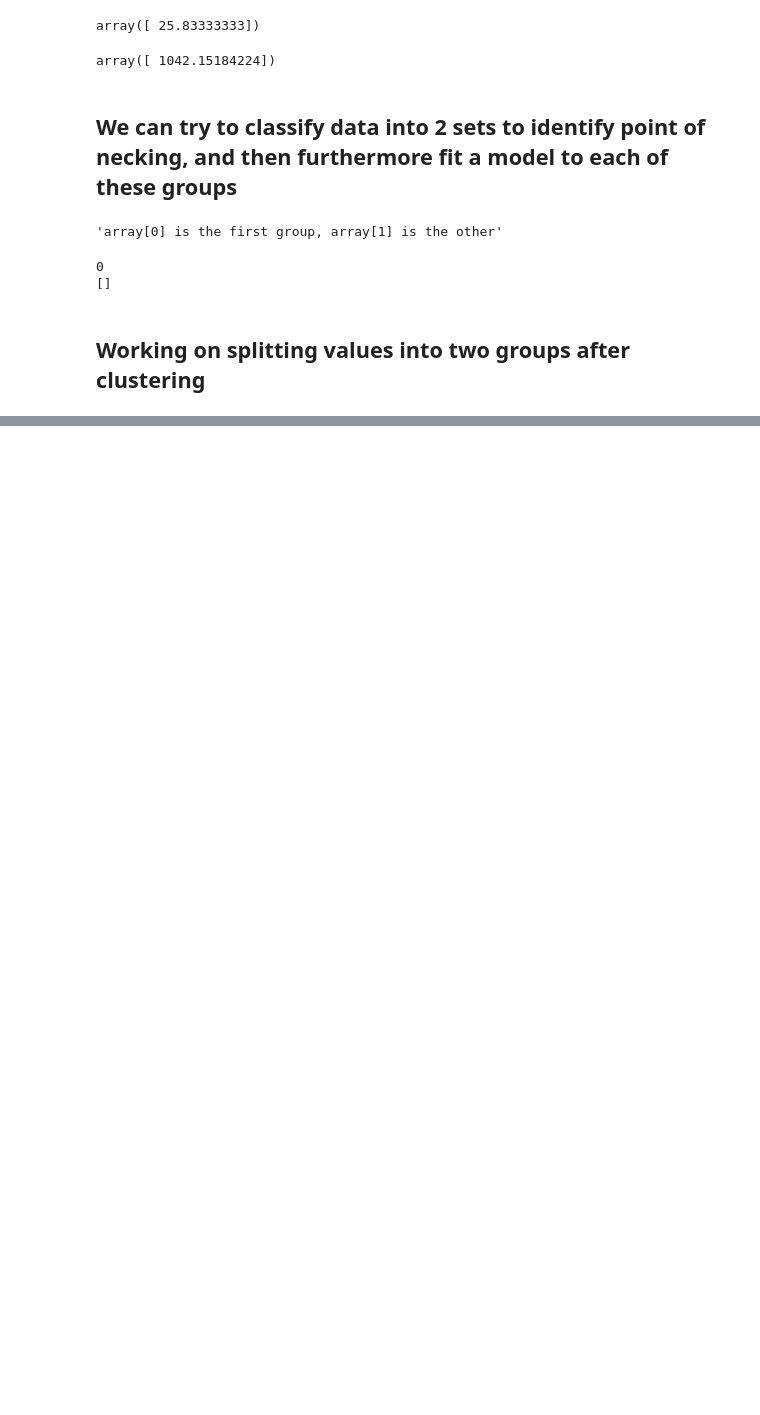
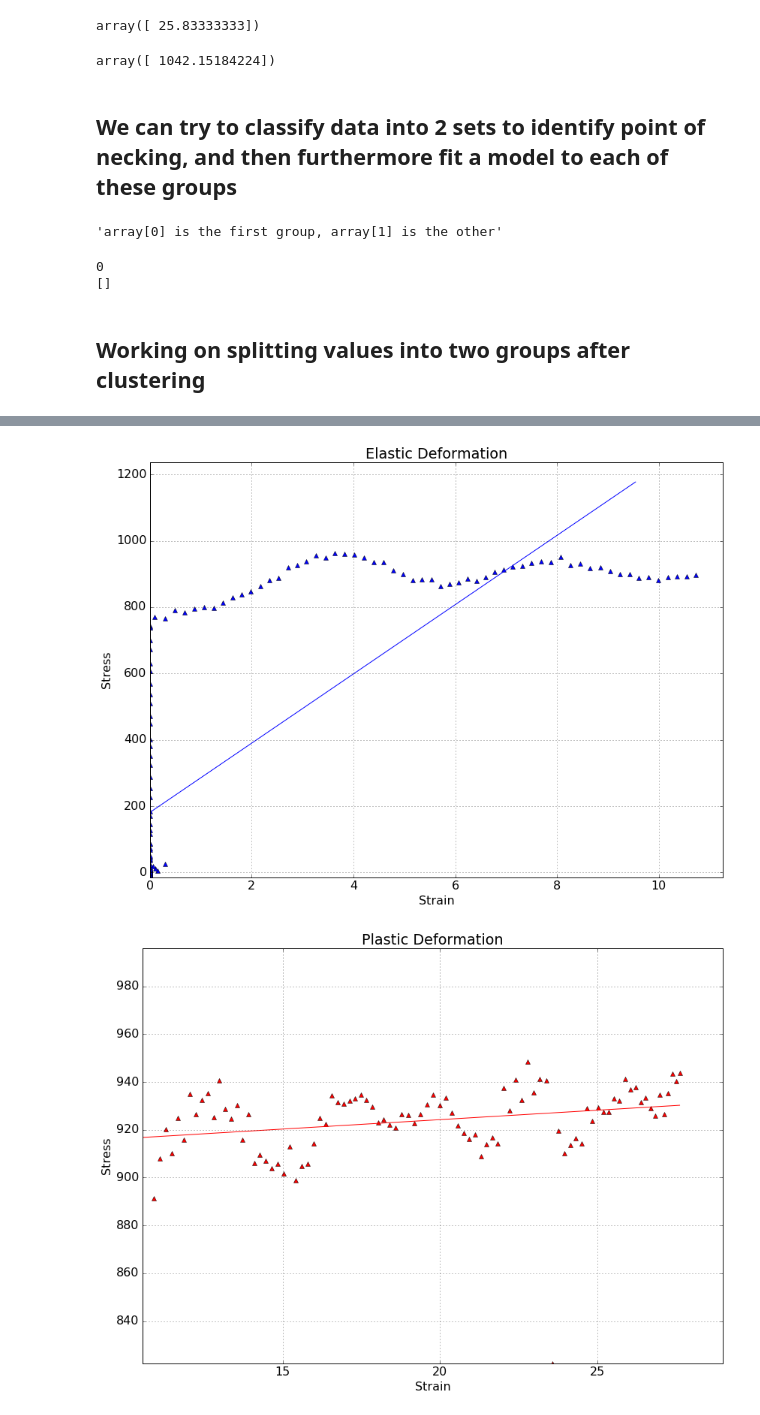
Before and after one commit to ednusi/MatPy, a Jupyter notebook: ML_PredictStressStrain.ipynb, the cells around one changed output, grey strips where cells are left out. Drawn from its saved outputs; the diff is of its cells as text; code cells hidden in the pictures; blank space fills up the shorter version.

```diff
--- a/ML_PredictStressStrain.ipynb
+++ b/ML_PredictStressStrain.ipynb
@@ -414,0 +455,65 @@ print group1x
+# %%
+import irreversible_stressstrain
+reload(irreversible_stressstrain)
+from irreversible_stressstrain import StressStrain
+
+from sklearn.linear_model import LinearRegression
+from sklearn.cluster import MiniBatchKMeans as mbkmeans
+
+import numpy as np
+
+import test_suite
+reload(test_suite)
+from test_suite import plot2D
+
+model2 = StressStrain('ref/HSRS/326')
+
+"""Establishing our models"""
+exp2 = model2.get_experimental_data()
+
+# mark as None to feed all data to algorithm
+start = -20
+y_train = exp2[start:,1]
+x_train = test_suite.expToTrain(exp2)
+
+reg = mbkmeans(n_clusters=2) # 2 groups
+reg.fit(x_train,y_train)
+
+# -- predicts the group of every value in exp
+guess_range = reg.predict(exp2[:,0].reshape(-1,1))
+
+initgroup = guess_range[0]
+splitgroup = 0
+
+for index, val in enumerate(guess_range):
+
+    # as soon as we reach the new group, we have found our dividing point
+    if val != initgroup:
+        splitgroup = index
+        break
+
+splitval = exp2[splitgroup,0]
+
+group1x = exp2[:splitgroup,0]
+group1y = exp2[:splitgroup,1]
+
+group2x = exp2[splitgroup:,0]
+group2y = exp2[splitgroup:,1]
+
+"""Instead of creating tuples, we create lists"""
+elastic = np.array([list(a) for a in zip(group1x,group1y)])
+plastic = np.array([list(a) for a in zip(group2x,group2y)])
+
+elfit = test_suite.linfit(elastic)
+plfit = test_suite.linfit(plastic)
+
+elasticregion = np.linspace(0,splitval-1,51.)
+plasticregion = np.linspace(splitval,max(exp2[:,0]),51.)
+
+test_suite.plotmult2D(elastic,test_suite.combine_data(sample1,elfit.predict(elasticregion[:,None])), marker2 = 'b-',
+                      xtitle='Strain', ytitle = 'Stress', title='Elastic Deformation')
+test_suite.plotmult2D(plastic,test_suite.combine_data(sample2,plfit.predict(plasticregion[:,None])),
+                      marker1 = '^r', marker2 = 'r-',xtitle='Strain', ytitle = 'Stress', title='Plastic Deformation')
+# %% [output]
+[figure, added]
+[figure, added]
```
Also changed, not shown: parts of 12 cells of this notebook, 7 other files.
